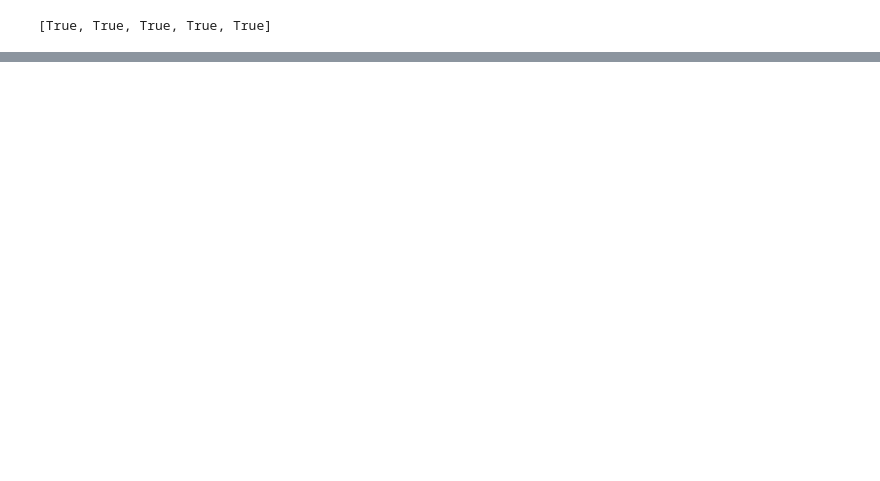
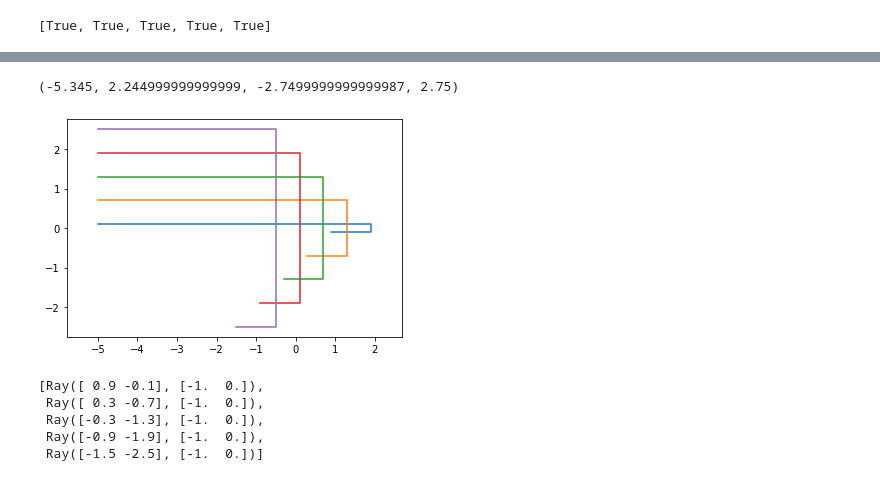
Before and after one commit to jdranczewski/optical-levitation-raytracing-experiments, a Jupyter notebook: two-d-tracer-experiments.ipynb, the cells around one changed output, grey strips where cells are left out. Drawn from its saved outputs; the diff is of its cells as text; code cells hidden in the pictures; blank space fills up the shorter version.

Commit message:
Working (?) refractive surfaces
Flat for now

```diff
--- a/two-d-tracer-experiments.ipynb
+++ b/two-d-tracer-experiments.ipynb
@@ -42,0 +106,7 @@ ax.axis("equal")
+# %%
+scene.step()
+scene.propagate(1e-14)
+print(scene.rays[0].angle)
+scene.step()
+scene.propagate(1e-14)
+scene.step()
@@ -42,0 +115,7 @@ ax.axis("equal")
+# %%
+fig, ax = plt.subplots()
+
+for ray in scene.rays:
+    ax.plot(ray.history[:,0], ray.history[:,1])
+
+ax.axis("equal")
@@ -42,0 +134,13 @@ ax.axis("equal")
+# %%
+sc_dsc = {
+    "rays": [two_d_tracer.Ray([-5, y], [1,0]) for y in np.linspace(0.1,2.5, 5)],
+    "objects": [two_d_tracer.RefractiveSurface([0,2], [1, 1], 1, 1.5),
+                two_d_tracer.RefractiveSurface([0,-2], [1, -1], 1, 1.5)]
+}
+scene = two_d_tracer.Scene(**sc_dsc)
+# %%
+scene.step()
+scene.propagate(1e-14)
+scene.step()
+scene.propagate(1e-14)
+scene.step()
@@ -42,0 +158,18 @@ ax.axis("equal")
+# %%
+fig, ax = plt.subplots()
+
+for ray in scene.rays:
+    ax.plot(ray.history[:,0], ray.history[:,1])
+
+ax.axis("equal")
+# %% [output]
+(-5.345, 2.244999999999999, -2.7499999999999987, 2.75)
+[figure, added]
+# %%
+scene.rays
+# %% [output]
+[Ray([ 0.9 -0.1], [-1.  0.]),
+ Ray([ 0.3 -0.7], [-1.  0.]),
+ Ray([-0.3 -1.3], [-1.  0.]),
+ Ray([-0.9 -1.9], [-1.  0.]),
+ Ray([-1.5 -2.5], [-1.  0.])]
```
Also changed, not shown: parts of 20 cells of this notebook, 1 other file.
